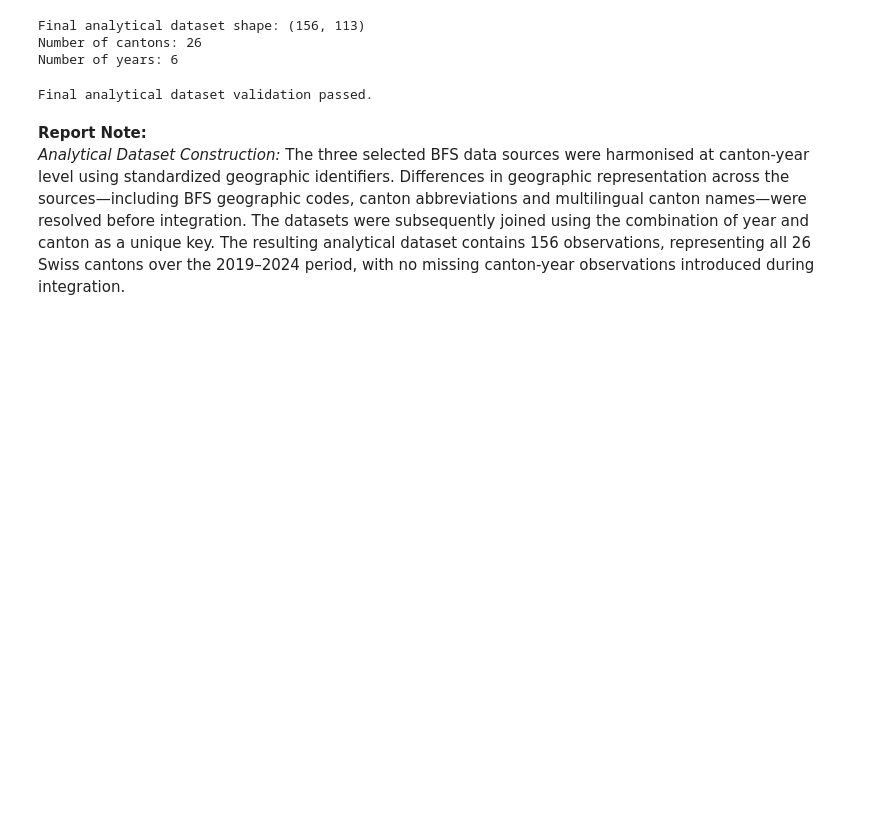
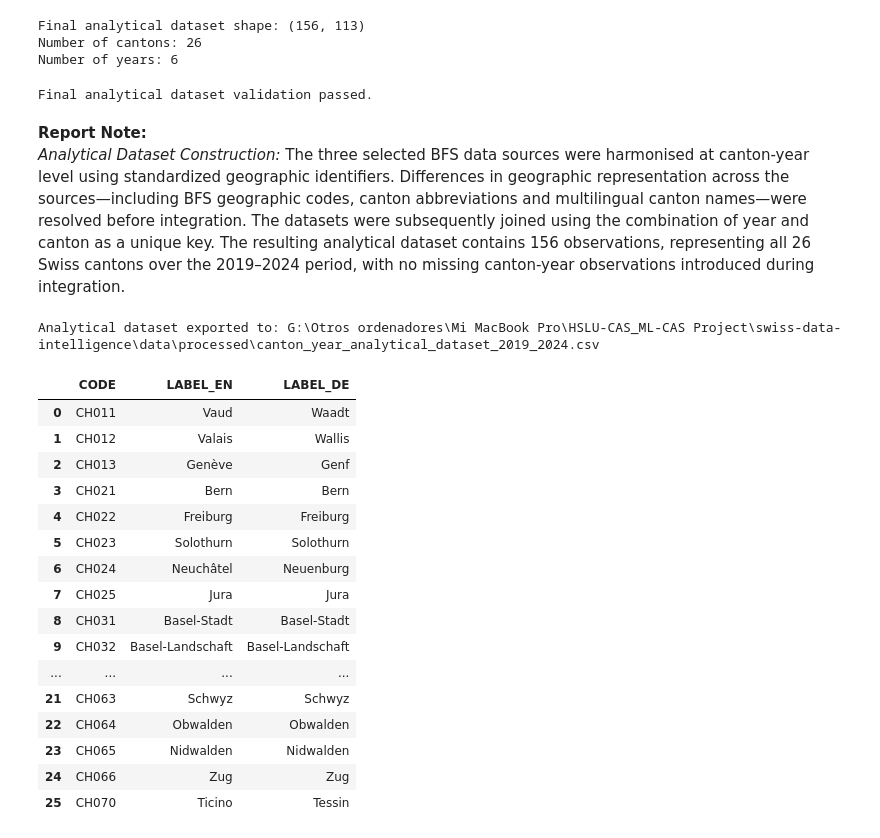
Before and after one commit to edelarubia/swiss-data-intelligence, a Jupyter notebook: notebooks/01_data_preparation.ipynb, the cells around one changed output. Saved outputs shown, nothing was run; the diff lists cells and outputs as text; code cells hidden in the pictures; blank space fills up the shorter version.

```diff
--- a/notebooks/01_data_preparation.ipynb
+++ b/notebooks/01_data_preparation.ipynb
@@ -1117,3 +1117,54 @@ Final analytical dataset validation passed.
 **Report Note:**
 <br>
 *Analytical Dataset Construction:* The three selected BFS data sources were harmonised at canton-year level using standardized geographic identifiers. Differences in geographic representation across the sources—including BFS geographic codes, canton abbreviations and multilingual canton names—were resolved before integration. The datasets were subsequently joined using the combination of year and canton as a unique key. The resulting analytical dataset contains 156 observations, representing all 26 Swiss cantons over the 2019–2024 period, with no missing canton-year observations introduced during integration.
+# %%
+# Define the directory for processed analytical datasets.
+PROCESSED_DATA = PROJECT_ROOT / "data" / "processed"
+PROCESSED_DATA.mkdir(parents=True, exist_ok=True)
+
+# Define the output path for the integrated canton-year dataset.
+ANALYTICAL_DATA_PATH = (
+    PROCESSED_DATA
+    / "canton_year_analytical_dataset_2019_2024.csv"
+)
+
+# Export the analytical dataset without the pandas index.
+analytical_dataset.to_csv(
+    ANALYTICAL_DATA_PATH,
+    index=False,
+)
+
+print(f"Analytical dataset exported to: {ANALYTICAL_DATA_PATH}")
+# %% [output]
+Analytical dataset exported to: G:\Otros ordenadores\Mi MacBook Pro\HSLU-CAS_ML-CAS Project\swiss-data-intelligence\data\processed\canton_year_analytical_dataset_2019_2024.csv
+# %%
+# Inspect the canton reference table used for geographic harmonisation.
+display(
+    canton_lookup[
+        [
+            "CODE",
+            "LABEL_EN",
+            "LABEL_DE",
+        ]
+    ]
+    .sort_values("CODE")
+    .reset_index(drop=True)
+)
+# %% [output]
+|  | CODE | LABEL_EN | LABEL_DE |
+| 0 | CH011 | Vaud | Waadt |
+| 1 | CH012 | Valais | Wallis |
+| 2 | CH013 | Genève | Genf |
+| 3 | CH021 | Bern | Bern |
+| 4 | CH022 | Freiburg | Freiburg |
+| 5 | CH023 | Solothurn | Solothurn |
+| 6 | CH024 | Neuchâtel | Neuenburg |
+| 7 | CH025 | Jura | Jura |
+| 8 | CH031 | Basel-Stadt | Basel-Stadt |
+| 9 | CH032 | Basel-Landschaft | Basel-Landschaft |
+| ... | ... | ... | ... |
+| 21 | CH063 | Schwyz | Schwyz |
+| 22 | CH064 | Obwalden | Obwalden |
+| 23 | CH065 | Nidwalden | Nidwalden |
+| 24 | CH066 | Zug | Zug |
+| 25 | CH070 | Ticino | Tessin |
```
Also changed, not shown: 34 other files.
